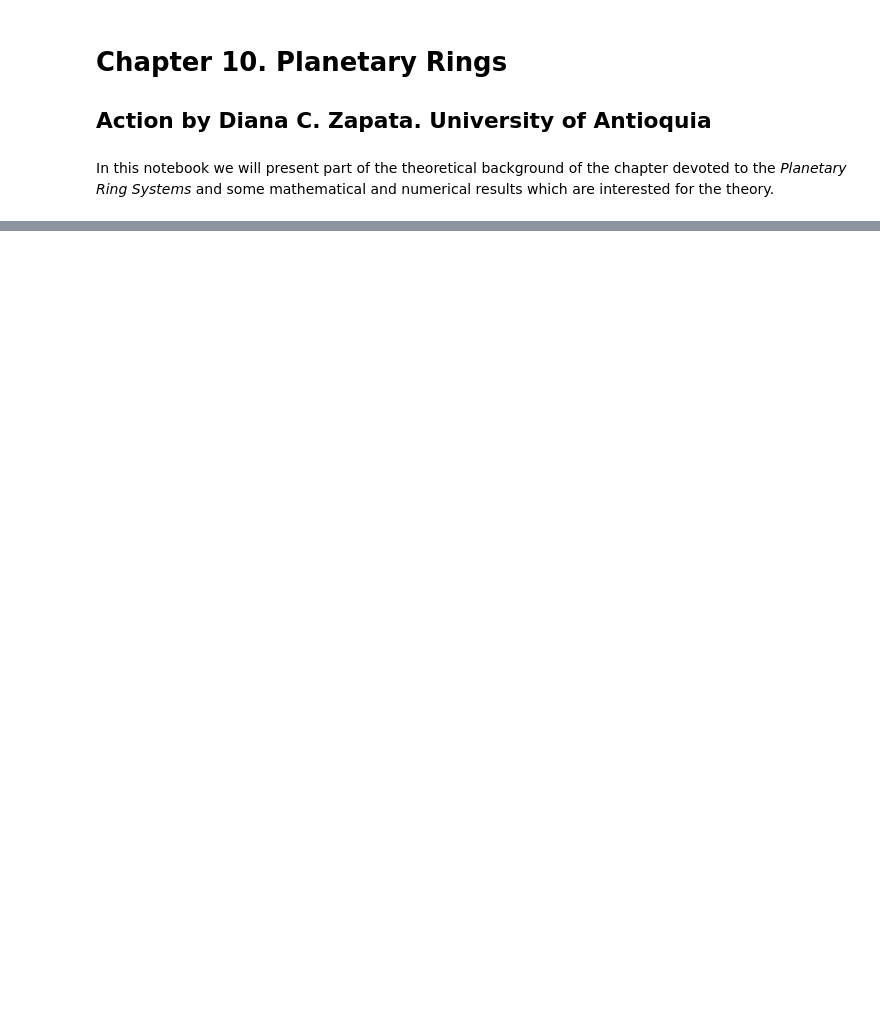
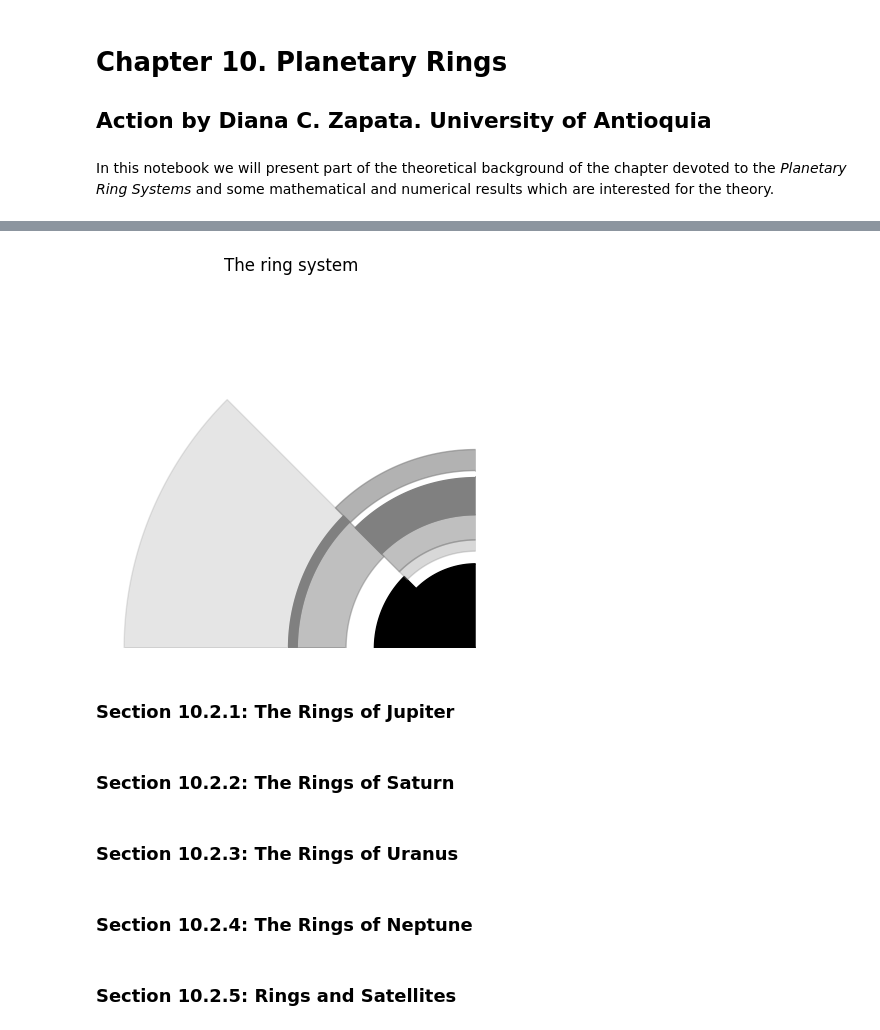
Before and after one commit to seap-udea/murray-dermott-action, a Jupyter notebook: PlanetaryRings/Chapter10.ipynb, the cells around one changed output, grey strips where cells are left out. Cells and saved outputs as stored; diff of their text form; code cells hidden in the pictures; blank space fills up the shorter version.

```diff
--- a/PlanetaryRings/Chapter10.ipynb
+++ b/PlanetaryRings/Chapter10.ipynb
@@ -25,0 +106,80 @@ plt.show()
+# %%
+fig = plt.figure()
+ax = fig.add_subplot(111, polar = True)
+plt.title("The ring system")
+
+# Plot of Jupiter
+
+theta = np.linspace(3 * np.pi/4,np.pi, 100)
+
+jupiter_radius = 69911
+ax.fill_between(theta, 0, jupiter_radius, color = 'black' )
+
+# Plot of first ring system
+halo_inner = 89400
+halo_outer = 123000
+ax.fill_between(theta, halo_inner, halo_outer, color = 'gray', alpha = 0.5)
+
+# Plot of second ring system
+main_inner = 123000
+main_outer = 128940
+ax.fill_between(theta, main_inner, main_outer, color = 'gray', alpha = 1)
+
+# Plot of third ring system
+gossamer_inner = 128940
+gossamer_outer = 242000
+ax.fill_between(theta, gossamer_inner, gossamer_outer, color = 'gray', alpha = 0.2)
+
+
+
+# Plot of Saturn
+theta = np.linspace(np.pi/2, 3 * np.pi/4, 100)
+
+saturn_radius = 58232
+ax.fill_between(theta, 0, saturn_radius, color = 'black')
+
+# Plot of D ring system
+D_inner = 66900
+D_outer = 74658
+ax.fill_between(theta, D_inner, D_outer, color = 'gray', alpha = 0.3)
+
+# Plot of C ring system
+C_inner = 74658
+C_outer = 91975
+ax.fill_between(theta, C_inner, C_outer, color = 'gray', alpha = 0.5)
+
+# Plot of B ring system
+B_inner = 91975
+B_outer = 117507
+ax.fill_between(theta, B_inner, B_outer, color = 'gray', alpha = 1)
+
+# Plot of A ring system
+A_inner = 122340
+A_outer = 136780
+ax.fill_between(theta, A_inner, A_outer, color = 'gray', alpha = 0.6)
+
+
+#for i in [np.pi/2, 3 * np.pi/4, np.pi]:
+#        rad = i
+#        ax.plot([rad,rad], [0,260000], color="black", linewidth=3)
+
+ax.set_thetamin(90)
+ax.set_thetamax(180)
+
+ax.set_xticklabels([])
+ax.set_yticklabels([])
+plt.axis('off')
+
+plt.show()
+# %% [output]
+[figure, added]
+# %% [markdown]
+ ### Section 10.2.1: The Rings of Jupiter
+# %% [markdown]
+ ### Section 10.2.2: The Rings of Saturn
+# %% [markdown]
+ ### Section 10.2.3: The Rings of Uranus
+# %% [markdown]
+ ### Section 10.2.4: The Rings of Neptune
+# %% [markdown]
+ ### Section 10.2.5: Rings and Satellites
```
Also changed, not shown: parts of 13 cells of this notebook.
